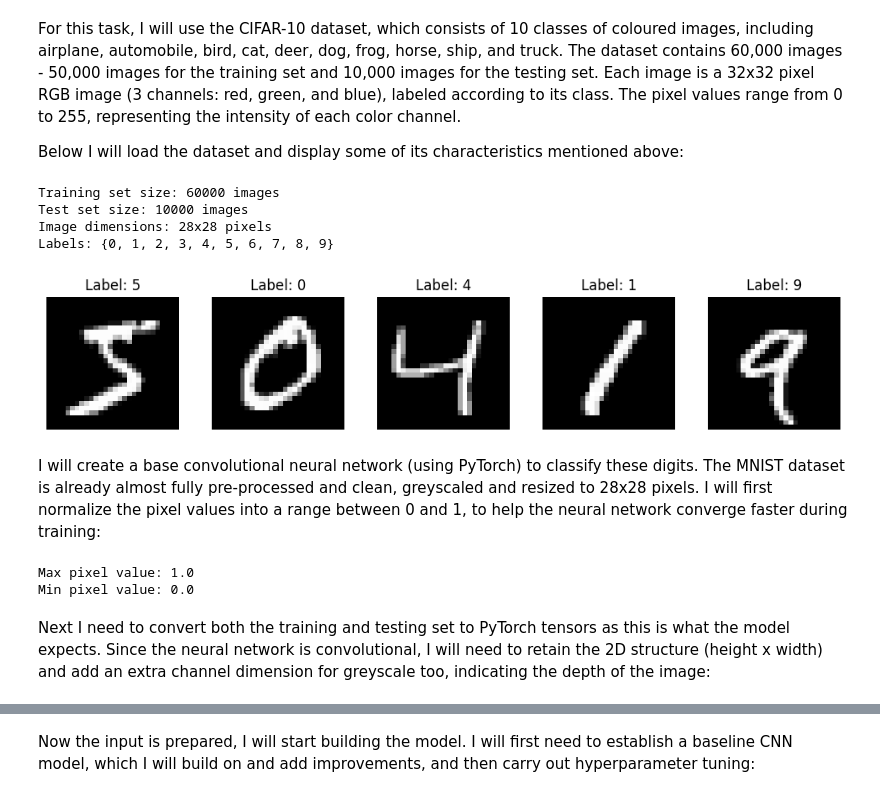
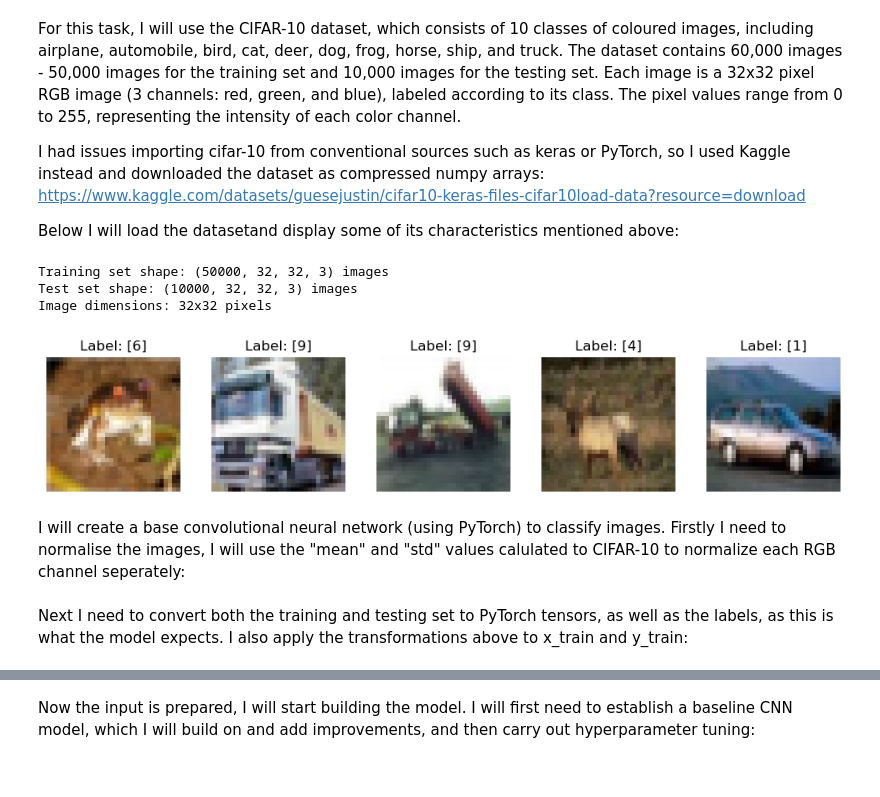
Before and after one commit to zcityuni/IN3063-coursework, a Jupyter notebook: Task2.ipynb, the cells around one changed output, grey strips where cells are left out. Cells and saved outputs as stored; diff of their text form; code cells hidden in the pictures.

Commit message:
Re-uploaded CIFAR-10 and recoded whole notebook to prepare CIFAR-10 data and feed into a baseline model

```diff
--- a/Task2.ipynb
+++ b/Task2.ipynb
@@ -1,48 +1,41 @@
 # %% [markdown]
 For this task, I will use the CIFAR-10 dataset, which consists of 10 classes of coloured images, including airplane, automobile, bird, cat, deer, dog, frog, horse, ship, and truck. The dataset contains 60,000 images - 50,000 images for the training set and 10,000 images for the testing set. Each image is a 32x32 pixel RGB image (3 channels: red, green, and blue), labeled according to its class. The pixel values range from 0 to 255, representing the intensity of each color channel.
 
-Below I will load the dataset and display some of its characteristics mentioned above:
+I had issues importing cifar-10 from conventional sources such as keras or PyTorch, so I used Kaggle instead and downloaded the dataset as compressed numpy arrays: https://www.kaggle.com/datasets/guesejustin/cifar10-keras-files-cifar10load-data?resource=download
+
+Below I will load the datasetand display some of its characteristics mentioned above:
 # %%
 import numpy as np
 import matplotlib.pyplot as plt
 
-mnist_data = np.load('./mnist.npz')
+cifar_data = np.load('./cifar-10.npz')
 
-x_train, y_train = mnist_data['x_train'], mnist_data['y_train']
-x_test, y_test = mnist_data['x_test'], mnist_data['y_test']
+filenames = ["x_train","y_train","x_test","y_test"]
+nps = []
 
-print(f"Training set size: {x_train.shape[0]} images")
-print(f"Test set size: {x_test.shape[0]} images")
+for filename in filenames:
+    nps.append(cifar_data[filename])
+
+x_train, y_train, x_test, y_test = nps
+
+print(f"Training set shape: {x_train.shape} images")
+print(f"Test set shape: {x_test.shape} images")
 print(f"Image dimensions: {x_train.shape[1]}x{x_train.shape[2]} pixels")
-print(f"Labels: {set(y_train)}")
 
 # I will also display some sample images from the dataset to visualise the images I am working with
 
 fig, axes = plt.subplots(1, 5, figsize=(10, 2))
 for i, ax in enumerate(axes):
     ax.imshow(x_train[i], cmap='gray')
     ax.set_title(f"Label: {y_train[i]}")
     ax.axis('off')
 plt.tight_layout()
 plt.show()
 # %% [output]
-Training set size: 60000 images
-Test set size: 10000 images
-Image dimensions: 28x28 pixels
-Labels: {0, 1, 2, 3, 4, 5, 6, 7, 8, 9}
+Training set shape: (50000, 32, 32, 3) images
+Test set shape: (10000, 32, 32, 3) images
+Image dimensions: 32x32 pixels
-[figure, old version]
+[figure, new version]
-# %% [markdown]
-I will create a base convolutional neural network (using PyTorch) to classify these digits.
-The MNIST dataset is already almost fully pre-processed and clean, greyscaled and resized to 28x28 pixels.
-I will first normalize the pixel values into a range between 0 and 1, to help the neural network converge faster during training:
-# %%
-x_train = x_train / 255.0
-x_test = x_test / 255.0
-
-# We can display the max and min value to visualise this
-
-print(f"Max pixel value: {x_train.max()}")
-print(f"Min pixel value: {x_test.min()}")
-# %% [output]
-Max pixel value: 1.0
-Min pixel value: 0.0
+# %% [markdown]
+I will create a base convolutional neural network (using PyTorch) to classify images.
+Firstly I need to normalise the images, I will use the "mean" and "std" values calulated to CIFAR-10 to normalize each RGB channel seperately:
@@ -49,3 +59,2 @@ Min pixel value: 0.0
 # %% [markdown]
-Next I need to convert both the training and testing set to PyTorch tensors as this is what the model expects.
-Since the neural network is convolutional, I will need to retain the 2D structure (height x width) and add an extra channel dimension for greyscale too, indicating the depth of the image:
+Next I need to convert both the training and testing set to PyTorch tensors, as well as the labels, as this is what the model expects. I also apply the transformations above to x_train and y_train:
```
Also changed, not shown: parts of 12 cells of this notebook, 1 other file.
